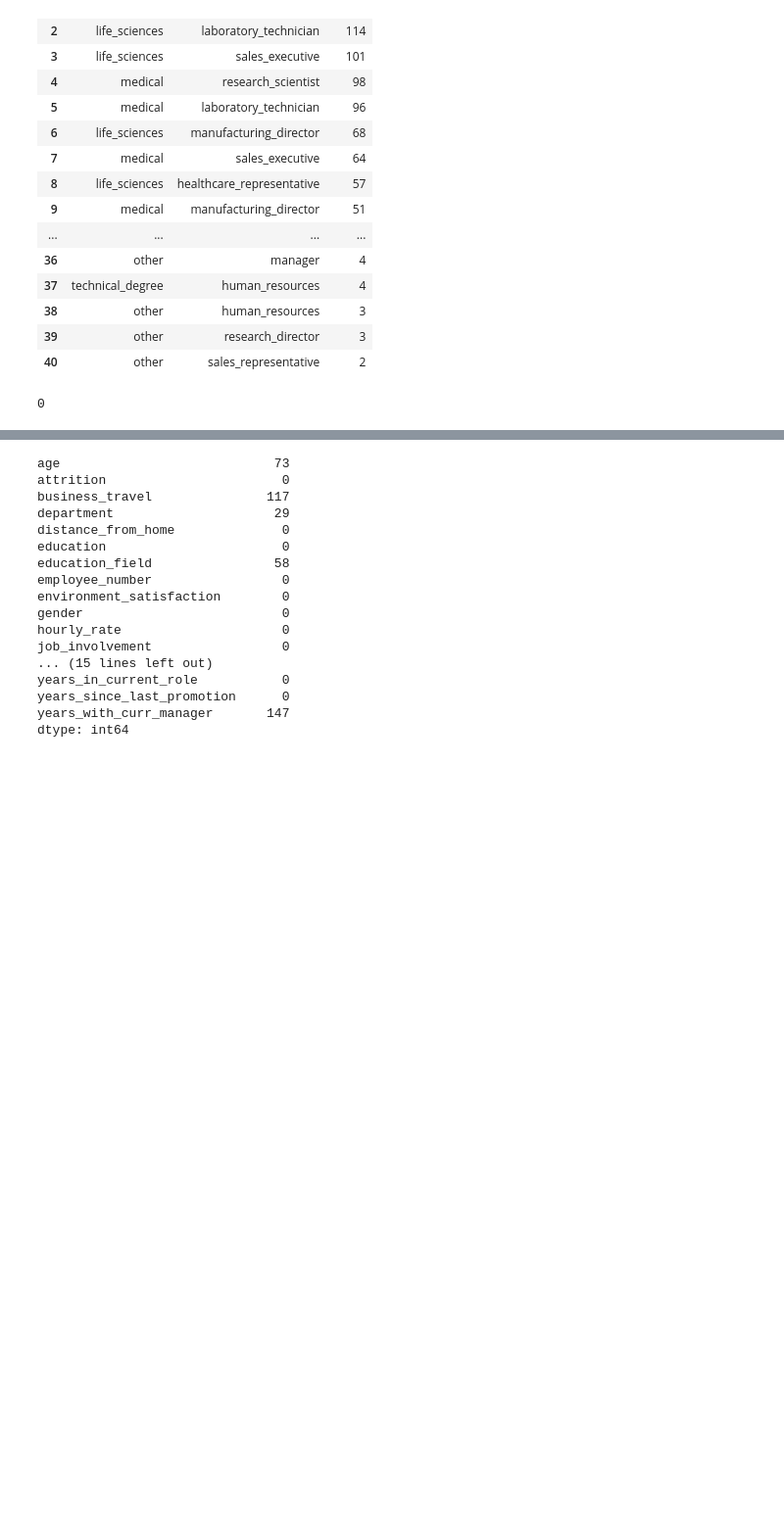
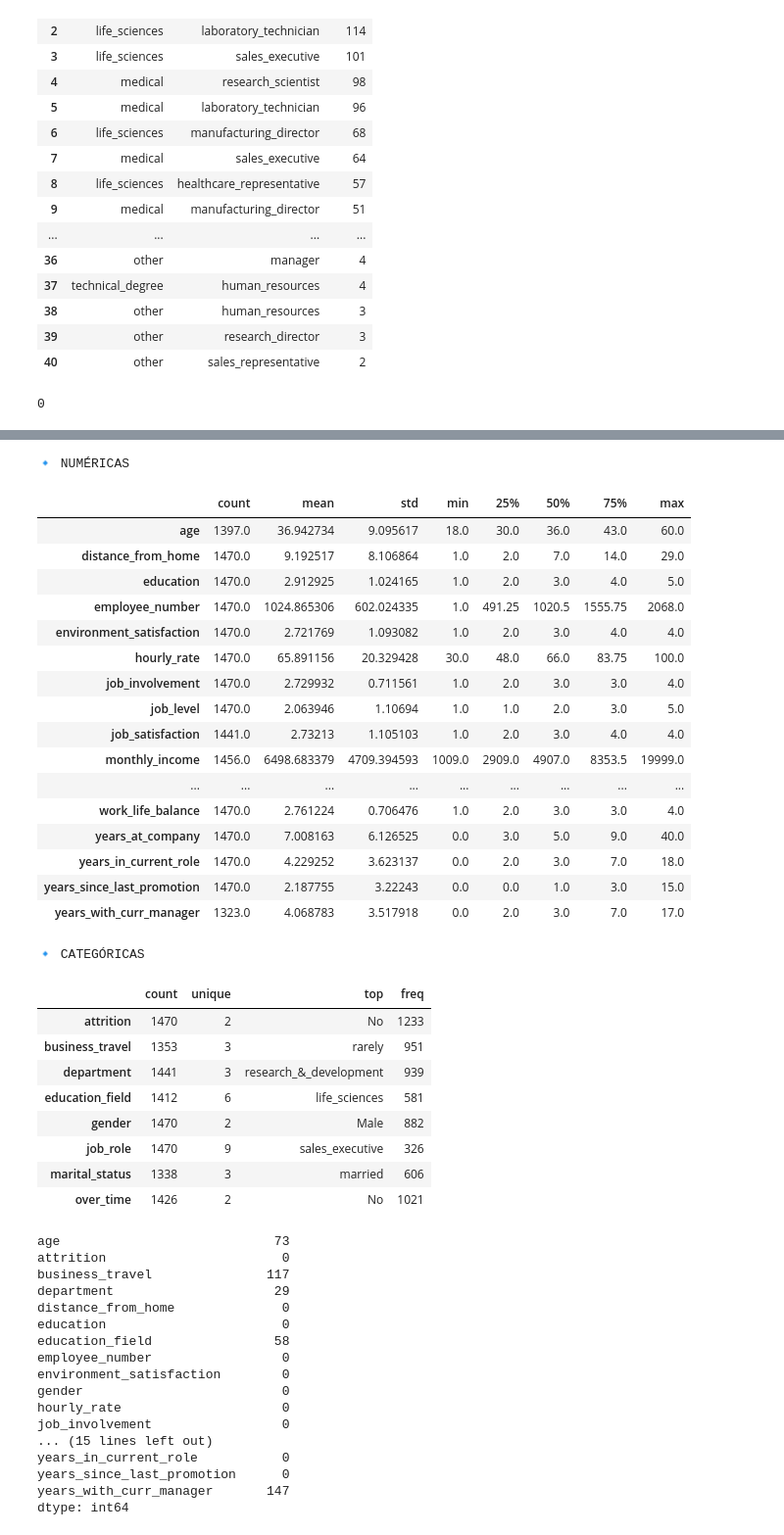
Before and after one commit to Eleonora1989/project-da-promo-63-modulo-3-team-3, a Jupyter notebook: fase_1_inicial_31-03.ipynb, the cells around one changed output, grey strips where cells are left out. Shown at 98% size. Drawn from its saved outputs; the diff is of its cells as text; code cells hidden in the pictures; blank space fills up the shorter version.

```diff
--- a/fase_1_inicial_31-03.ipynb
+++ b/fase_1_inicial_31-03.ipynb
@@ -346,3 +373,41 @@ print(df_hr.duplicated().sum())
+# %%
+def analisis_descriptivo(df):
+    print("🔹 NUMÉRICAS")
+    display(df.describe(include = "number").T)
+
+    print("\n🔹 CATEGÓRICAS")
+    display(df.describe(include="object").T)
+# %%
+df_hr = analisis_descriptivo(df_hr)
+# %% [output]
+🔹 NUMÉRICAS
+|  | count | mean | std | min | 25% | 50% | 75% | max |
+| age | 1397.0 | 36.942734 | 9.095617 | 18.0 | 30.0 | 36.0 | 43.0 | 60.0 |
+| distance_from_home | 1470.0 | 9.192517 | 8.106864 | 1.0 | 2.0 | 7.0 | 14.0 | 29.0 |
+| education | 1470.0 | 2.912925 | 1.024165 | 1.0 | 2.0 | 3.0 | 4.0 | 5.0 |
+| employee_number | 1470.0 | 1024.865306 | 602.024335 | 1.0 | 491.25 | 1020.5 | 1555.75 | 2068.0 |
+| environment_satisfaction | 1470.0 | 2.721769 | 1.093082 | 1.0 | 2.0 | 3.0 | 4.0 | 4.0 |
+| hourly_rate | 1470.0 | 65.891156 | 20.329428 | 30.0 | 48.0 | 66.0 | 83.75 | 100.0 |
+| job_involvement | 1470.0 | 2.729932 | 0.711561 | 1.0 | 2.0 | 3.0 | 3.0 | 4.0 |
+| job_level | 1470.0 | 2.063946 | 1.10694 | 1.0 | 1.0 | 2.0 | 3.0 | 5.0 |
+| job_satisfaction | 1441.0 | 2.73213 | 1.105103 | 1.0 | 2.0 | 3.0 | 4.0 | 4.0 |
+| monthly_income | 1456.0 | 6498.683379 | 4709.394593 | 1009.0 | 2909.0 | 4907.0 | 8353.5 | 19999.0 |
+| ... | ... | ... | ... | ... | ... | ... | ... | ... |
+| work_life_balance | 1470.0 | 2.761224 | 0.706476 | 1.0 | 2.0 | 3.0 | 3.0 | 4.0 |
+| years_at_company | 1470.0 | 7.008163 | 6.126525 | 0.0 | 3.0 | 5.0 | 9.0 | 40.0 |
+| years_in_current_role | 1470.0 | 4.229252 | 3.623137 | 0.0 | 2.0 | 3.0 | 7.0 | 18.0 |
+| years_since_last_promotion | 1470.0 | 2.187755 | 3.22243 | 0.0 | 0.0 | 1.0 | 3.0 | 15.0 |
+| years_with_curr_manager | 1323.0 | 4.068783 | 3.517918 | 0.0 | 2.0 | 3.0 | 7.0 | 17.0 |
+🔹 CATEGÓRICAS
+|  | count | unique | top | freq |
+| attrition | 1470 | 2 | No | 1233 |
+| business_travel | 1353 | 3 | rarely | 951 |
+| department | 1441 | 3 | research_&_development | 939 |
+| education_field | 1412 | 6 | life_sciences | 581 |
+| gender | 1470 | 2 | Male | 882 |
+| job_role | 1470 | 9 | sales_executive | 326 |
+| marital_status | 1338 | 3 | married | 606 |
+| over_time | 1426 | 2 | No | 1021 |
 # %%
 print(df_hr.isnull().sum())
 # %% [output]
```
Also changed, not shown: parts of 6 cells of this notebook.
